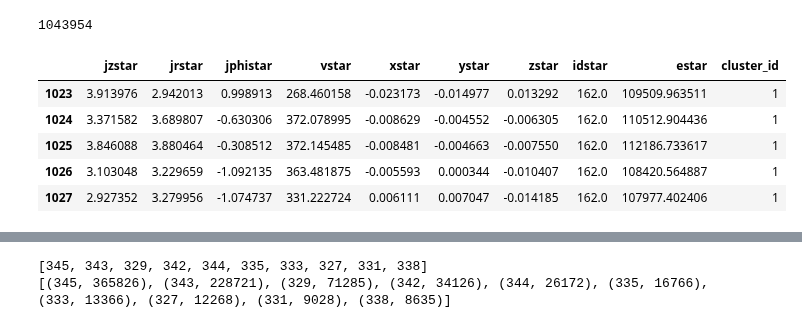
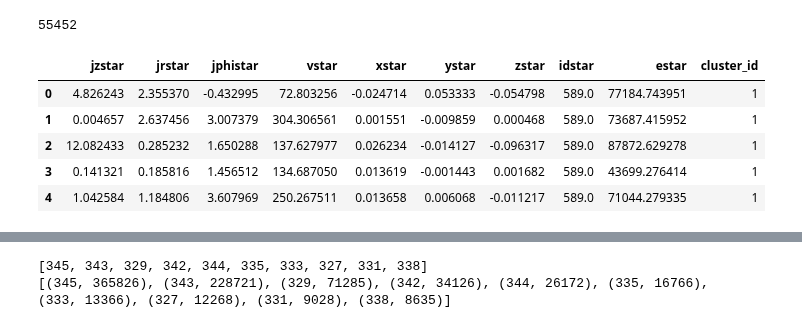
Before and after one commit to michaelyhuang23/Gaia3DR-explore, a Jupyter notebook: notebooks/caterpillar-process/explore-caterpillar.ipynb, the cells around one changed output, grey strips where cells are left out. Saved outputs shown, nothing was run; the diff lists cells and outputs as text; code cells hidden in the pictures.

```diff
--- a/notebooks/caterpillar-process/explore-caterpillar.ipynb
+++ b/notebooks/caterpillar-process/explore-caterpillar.ipynb
@@ -6,15 +6,15 @@ import seaborn as sns
 from collections import Counter
 import plotly.express as px
 # %%
-df_ = pd.read_hdf('../../data/caterpillar/labeled_caterpillar_data/labeled_1232423_all.h5', key='star')
+df_ = pd.read_hdf('../../data/caterpillar/labeled_caterpillar_data/labeled_1079897_0.h5', key='star')
 print(len(df_))
 df_.head()
 # %% [output]
-1043954
+55452
 |  | jzstar | jrstar | jphistar | vstar | xstar | ystar | zstar | idstar | estar | cluster_id |
-| 1023 | 3.913976 | 2.942013 | 0.998913 | 268.460158 | -0.023173 | -0.014977 | 0.013292 | 162.0 | 109509.963511 | 1 |
-| 1024 | 3.371582 | 3.689807 | -0.630306 | 372.078995 | -0.008629 | -0.004552 | -0.006305 | 162.0 | 110512.904436 | 1 |
-| 1025 | 3.846088 | 3.880464 | -0.308512 | 372.145485 | -0.008481 | -0.004663 | -0.007550 | 162.0 | 112186.733617 | 1 |
-| 1026 | 3.103048 | 3.229659 | -1.092135 | 363.481875 | -0.005593 | 0.000344 | -0.010407 | 162.0 | 108420.564887 | 1 |
-| 1027 | 2.927352 | 3.279956 | -1.074737 | 331.222724 | 0.006111 | 0.007047 | -0.014185 | 162.0 | 107977.402406 | 1 |
+| 0 | 4.826243 | 2.355370 | -0.432995 | 72.803256 | -0.024714 | 0.053333 | -0.054798 | 589.0 | 77184.743951 | 1 |
+| 1 | 0.004657 | 2.637456 | 3.007379 | 304.306561 | 0.001551 | -0.009859 | 0.000468 | 589.0 | 73687.415952 | 1 |
+| 2 | 12.082433 | 0.285232 | 1.650288 | 137.627977 | 0.026234 | -0.014127 | -0.096317 | 589.0 | 87872.629278 | 1 |
+| 3 | 0.141321 | 0.185816 | 1.456512 | 134.687050 | 0.013619 | -0.001443 | 0.001682 | 589.0 | 43699.276414 | 1 |
+| 4 | 1.042584 | 1.184806 | 3.607969 | 250.267511 | 0.013658 | 0.006068 | -0.011217 | 589.0 | 71044.279335 | 1 |
 # %%
```
Also changed, not shown: parts of 4 cells of this notebook, 4 other files.
